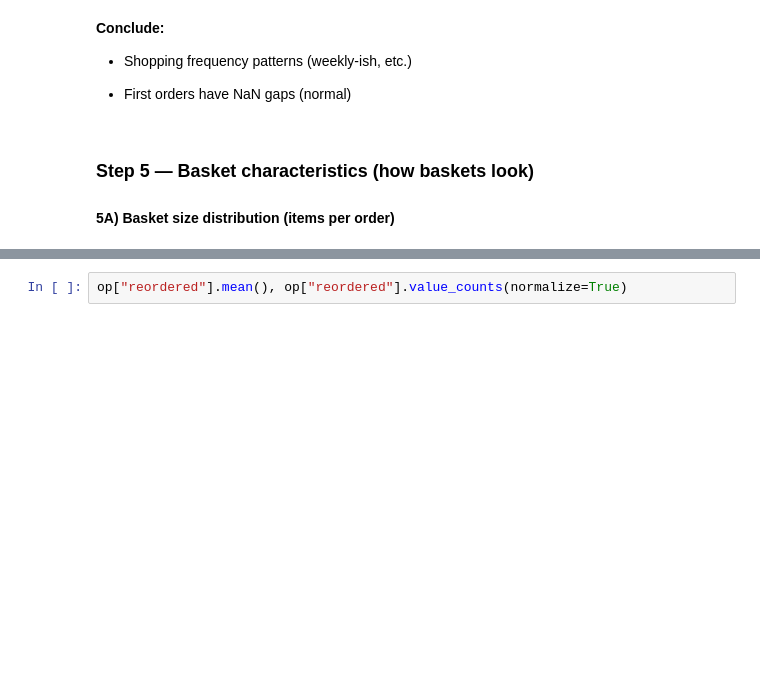
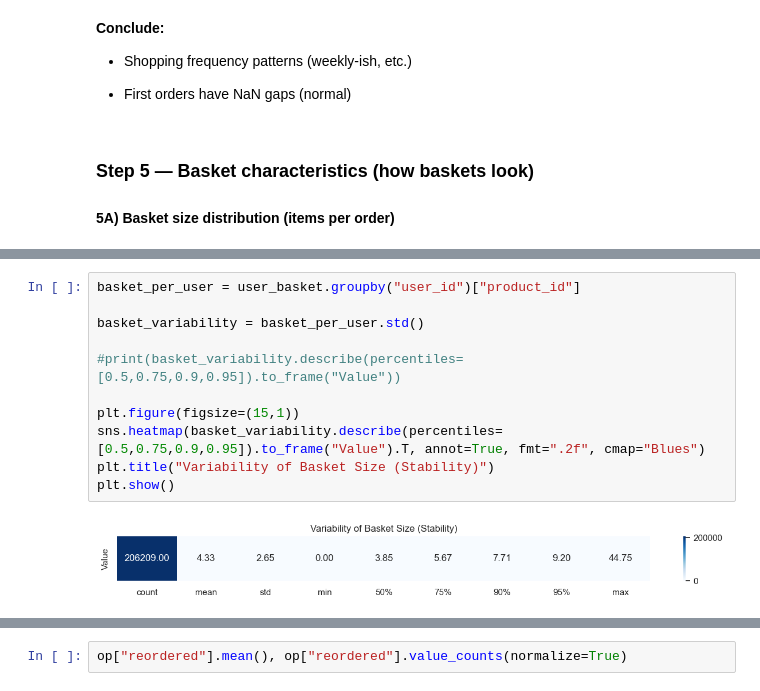
Before and after one commit to pradeepjoel/instacart-retail-project, a Jupyter notebook: notebooks/04_exploratory_data_analysis.ipynb, the cells around one changed output, grey strips where cells are left out. Saved outputs shown, nothing was run; the diff lists cells and outputs as text; blank space fills up the shorter version.

```diff
--- a/notebooks/04_exploratory_data_analysis.ipynb
+++ b/notebooks/04_exploratory_data_analysis.ipynb
@@ -258,0 +421,13 @@ __Conclude:__
+# %%
+basket_per_user = user_basket.groupby("user_id")["product_id"]
+
+basket_variability = basket_per_user.std()
+
+#print(basket_variability.describe(percentiles=[0.5,0.75,0.9,0.95]).to_frame("Value"))
+
+plt.figure(figsize=(15,1))
+sns.heatmap(basket_variability.describe(percentiles=[0.5,0.75,0.9,0.95]).to_frame("Value").T, annot=True, fmt=".2f", cmap="Blues")
+plt.title("Variability of Basket Size (Stability)")
+plt.show()
+# %% [output]
+[figure, added]
```
Also changed, not shown: parts of 17 cells of this notebook.
